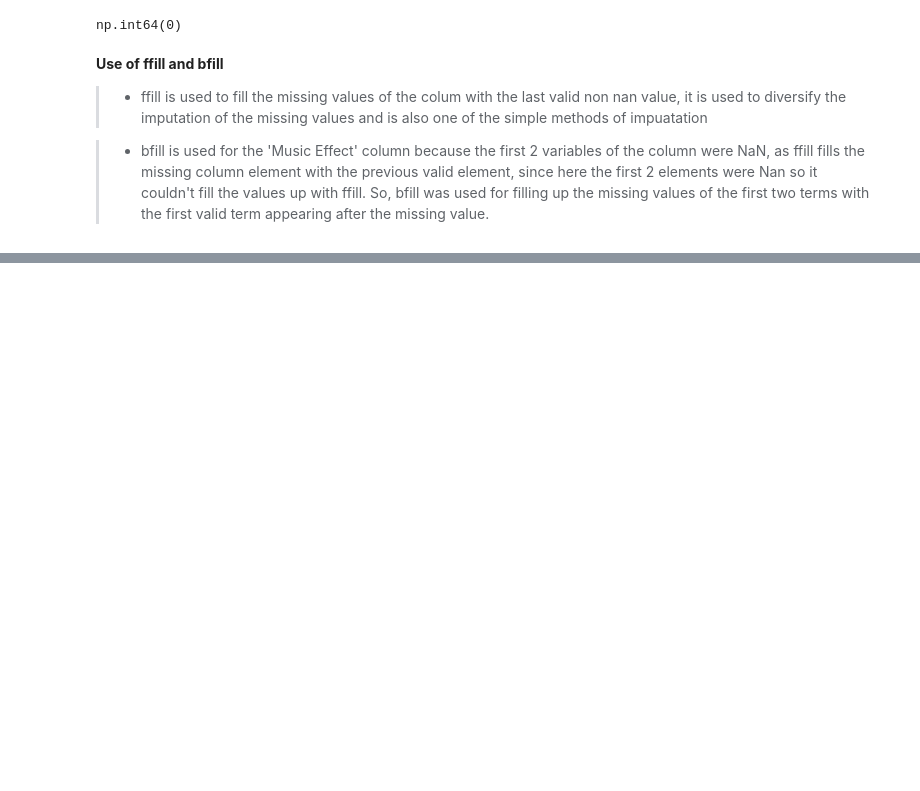
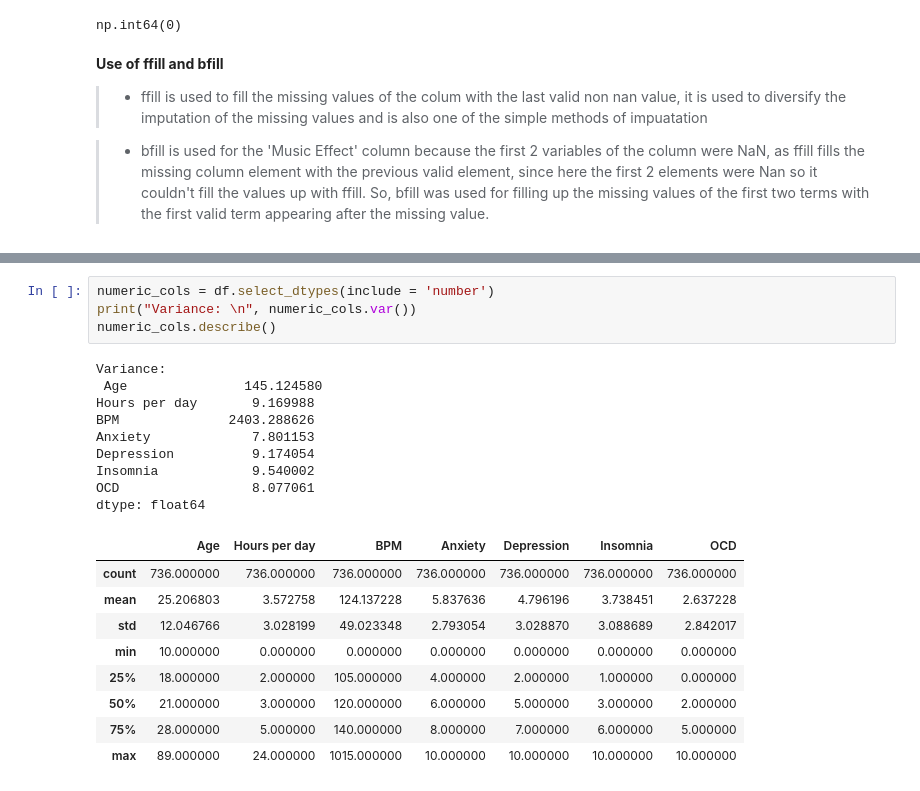
Before and after one commit to ShrDar/Music-and-Mental-Health, a Jupyter notebook: notebooks/mmh_eda.ipynb, the cells around one changed output, grey strips where cells are left out. Saved outputs shown, nothing was run; the diff lists cells and outputs as text; blank space fills up the shorter version.

```diff
--- a/notebooks/mmh_eda.ipynb
+++ b/notebooks/mmh_eda.ipynb
@@ -336,0 +357,23 @@ np.int64(0)
+# %%
+numeric_cols = df.select_dtypes(include = 'number')
+print("Variance: \n", numeric_cols.var())
+numeric_cols.describe()
+# %% [output]
+Variance:
+ Age               145.124580
+Hours per day       9.169988
+BPM              2403.288626
+Anxiety             7.801153
+Depression          9.174054
+Insomnia            9.540002
+OCD                 8.077061
+dtype: float64
+|  | Age | Hours per day | BPM | Anxiety | Depression | Insomnia | OCD |
+| count | 736.000000 | 736.000000 | 736.000000 | 736.000000 | 736.000000 | 736.000000 | 736.000000 |
+| mean | 25.206803 | 3.572758 | 124.137228 | 5.837636 | 4.796196 | 3.738451 | 2.637228 |
+| std | 12.046766 | 3.028199 | 49.023348 | 2.793054 | 3.028870 | 3.088689 | 2.842017 |
+| min | 10.000000 | 0.000000 | 0.000000 | 0.000000 | 0.000000 | 0.000000 | 0.000000 |
+| 25% | 18.000000 | 2.000000 | 105.000000 | 4.000000 | 2.000000 | 1.000000 | 0.000000 |
+| 50% | 21.000000 | 3.000000 | 120.000000 | 6.000000 | 5.000000 | 3.000000 | 2.000000 |
+| 75% | 28.000000 | 5.000000 | 140.000000 | 8.000000 | 7.000000 | 6.000000 | 5.000000 |
+| max | 89.000000 | 24.000000 | 1015.000000 | 10.000000 | 10.000000 | 10.000000 | 10.000000 |
```
Also changed, not shown: parts of 15 cells of this notebook.
